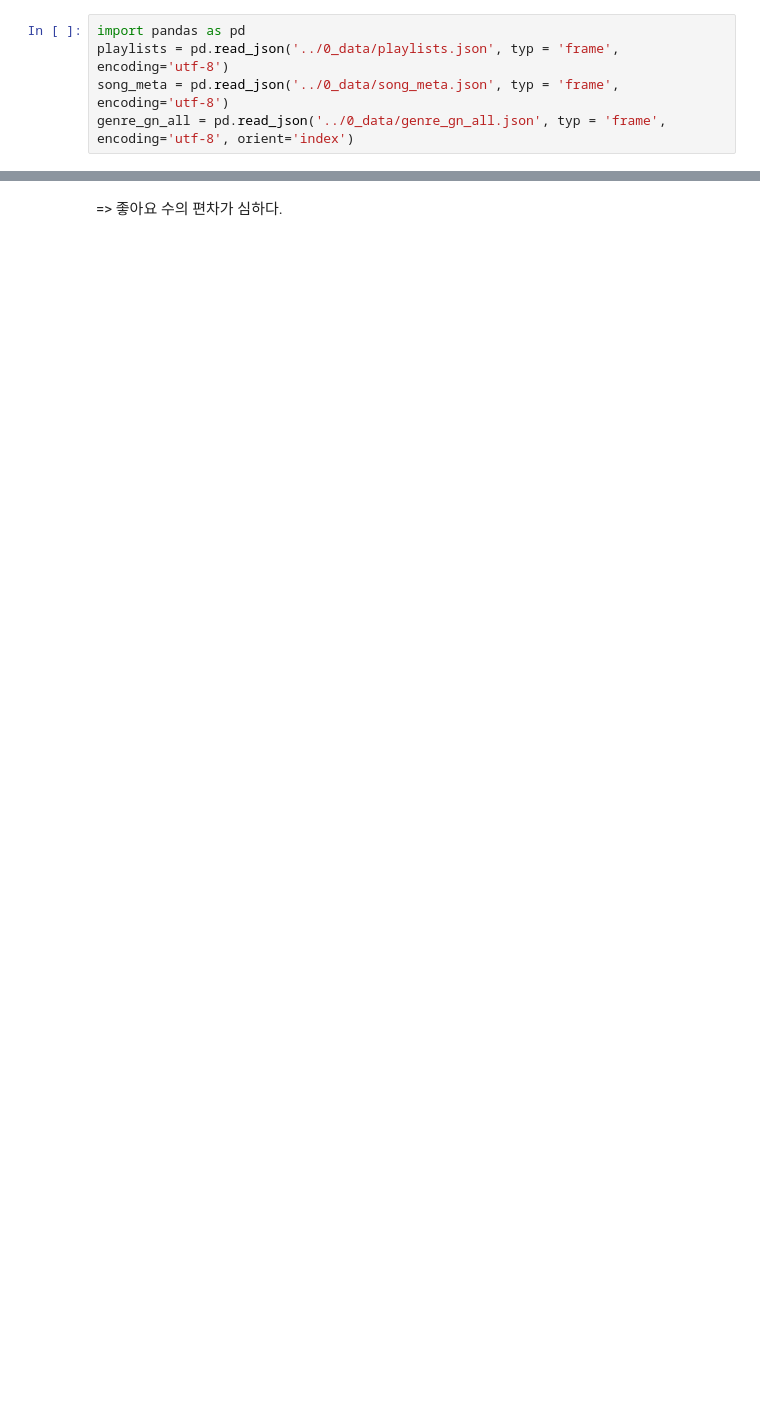
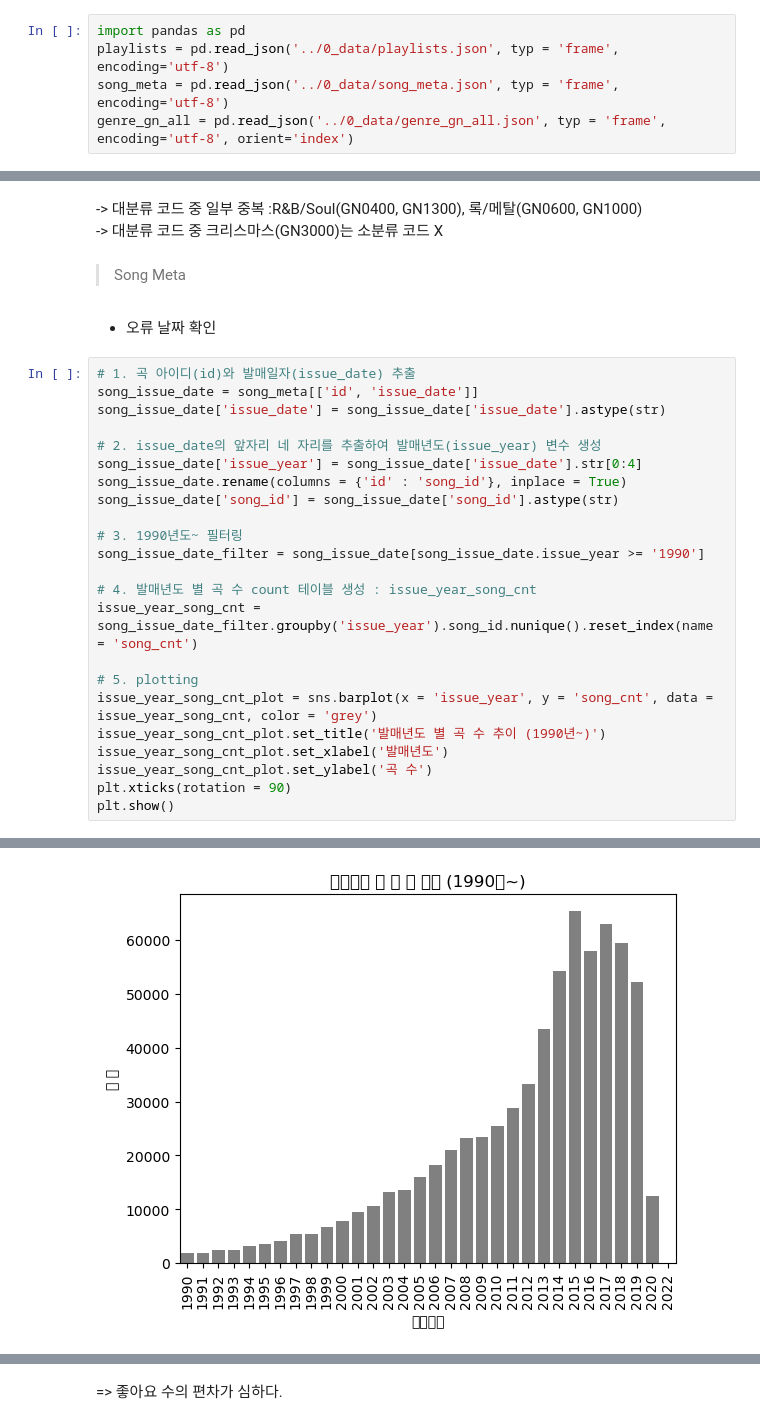
Before and after one commit to pulpo125/AIPlayer_Pling, a Jupyter notebook: 1_analysis/2_EDA.ipynb, the cells around one changed output, grey strips where cells are left out. Cells and saved outputs as stored; diff of their text form; blank space fills up the shorter version.

```diff
--- a/1_analysis/2_EDA.ipynb
+++ b/1_analysis/2_EDA.ipynb
@@ -16,0 +111,31 @@ genre_gn_all = pd.read_json('../0_data/genre_gn_all.json', typ = 'frame', encodi
+# %% [markdown]
+-> 대분류 코드 중 일부 중복 :R&B/Soul(GN0400, GN1300), 록/메탈(GN0600, GN1000) <br>
+-> 대분류 코드 중 크리스마스(GN3000)는 소분류 코드 X
+# %% [markdown]
+> Song Meta
+# %% [markdown]
+- 오류 날짜 확인
+# %%
+# 1. 곡 아이디(id)와 발매일자(issue_date) 추출
+song_issue_date = song_meta[['id', 'issue_date']]
+song_issue_date['issue_date'] = song_issue_date['issue_date'].astype(str)
+
+# 2. issue_date의 앞자리 네 자리를 추출하여 발매년도(issue_year) 변수 생성
+song_issue_date['issue_year'] = song_issue_date['issue_date'].str[0:4]
+song_issue_date.rename(columns = {'id' : 'song_id'}, inplace = True)
+song_issue_date['song_id'] = song_issue_date['song_id'].astype(str)
+
+# 3. 1990년도~ 필터링
+song_issue_date_filter = song_issue_date[song_issue_date.issue_year >= '1990']
+
+# 4. 발매년도 별 곡 수 count 테이블 생성 : issue_year_song_cnt
+issue_year_song_cnt = song_issue_date_filter.groupby('issue_year').song_id.nunique().reset_index(name = 'song_cnt')
+
+# 5. plotting
+issue_year_song_cnt_plot = sns.barplot(x = 'issue_year', y = 'song_cnt', data = issue_year_song_cnt, color = 'grey')
+issue_year_song_cnt_plot.set_title('발매년도 별 곡 수 추이 (1990년~)')
+issue_year_song_cnt_plot.set_xlabel('발매년도')
+issue_year_song_cnt_plot.set_ylabel('곡 수')
+plt.xticks(rotation = 90)
+plt.show()
+# %% [output]
@@ -16,0 +161 @@ genre_gn_all = pd.read_json('../0_data/genre_gn_all.json', typ = 'frame', encodi
+[figure, added]
```
Also changed, not shown: parts of 79 cells of this notebook, 2 other files.
